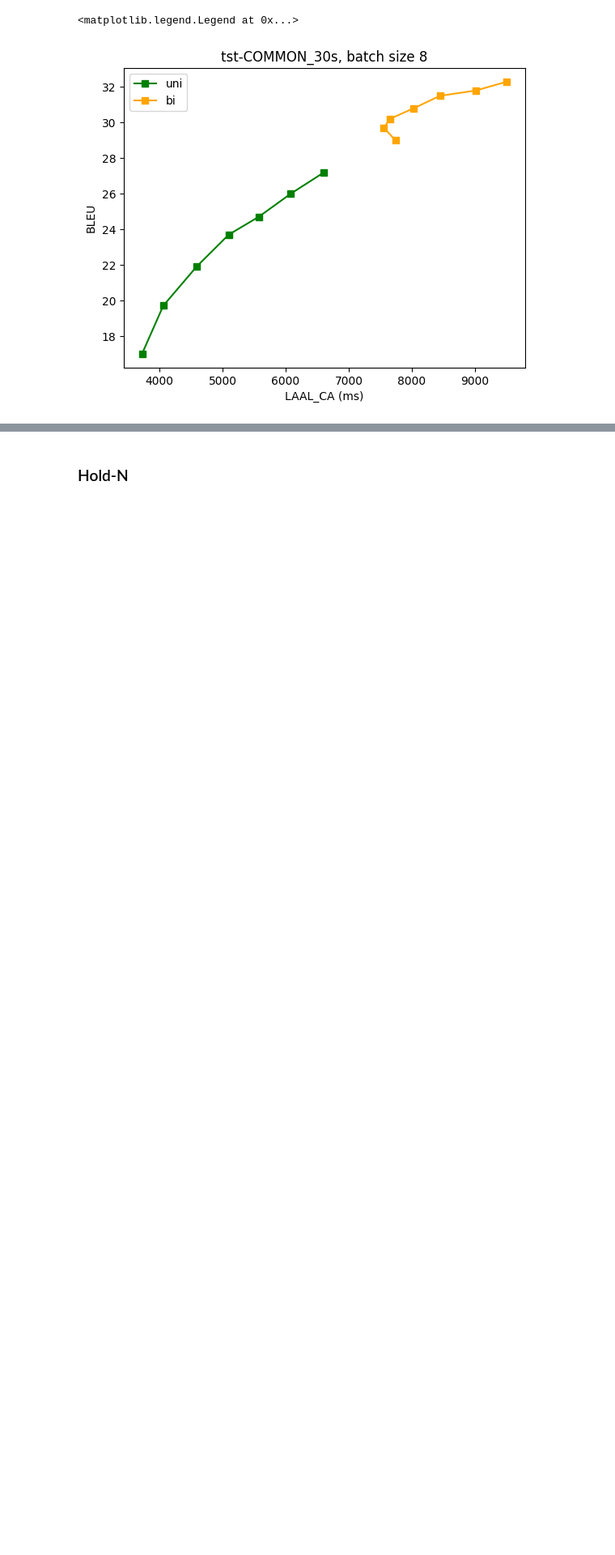
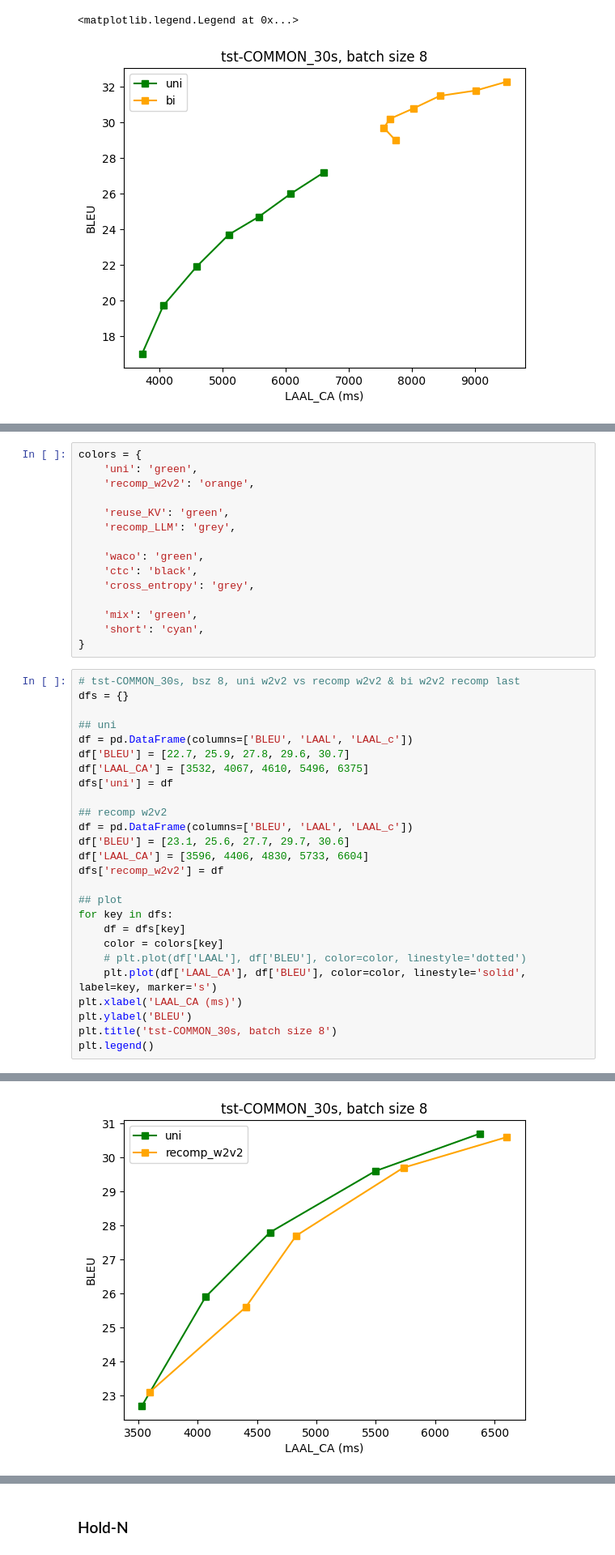
Before and after one commit to LeiLiLab/InfiniSST, a Jupyter notebook: plots/plot.ipynb, the cells around one changed output, grey strips where cells are left out. Shown at 81% size. Saved outputs shown, nothing was run; the diff lists cells and outputs as text; blank space fills up the shorter version.

```diff
--- a/plots/plot.ipynb
+++ b/plots/plot.ipynb
@@ -365,0 +449,42 @@ plt.legend()
+# %%
+colors = {
+    'uni': 'green',
+    'recomp_w2v2': 'orange',
+
+    'reuse_KV': 'green',
+    'recomp_LLM': 'grey',
+
+    'waco': 'green',
+    'ctc': 'black',
+    'cross_entropy': 'grey',
+
+    'mix': 'green',
+    'short': 'cyan',
+}
+# %%
+# tst-COMMON_30s, bsz 8, uni w2v2 vs recomp w2v2 & bi w2v2 recomp last
+dfs = {}
+
+## uni
+df = pd.DataFrame(columns=['BLEU', 'LAAL', 'LAAL_c'])
+df['BLEU'] = [22.7, 25.9, 27.8, 29.6, 30.7]
+df['LAAL_CA'] = [3532, 4067, 4610, 5496, 6375]
+dfs['uni'] = df
+
+## recomp w2v2
+df = pd.DataFrame(columns=['BLEU', 'LAAL', 'LAAL_c'])
+df['BLEU'] = [23.1, 25.6, 27.7, 29.7, 30.6]
+df['LAAL_CA'] = [3596, 4406, 4830, 5733, 6604]
+dfs['recomp_w2v2'] = df
+
+## plot
+for key in dfs:
+    df = dfs[key]
+    color = colors[key]
+    # plt.plot(df['LAAL'], df['BLEU'], color=color, linestyle='dotted')
+    plt.plot(df['LAAL_CA'], df['BLEU'], color=color, linestyle='solid', label=key, marker='s')
+plt.xlabel('LAAL_CA (ms)')
+plt.ylabel('BLEU')
+plt.title('tst-COMMON_30s, batch size 8')
+plt.legend()
+# %% [output]
@@ -365,0 +492 @@ plt.legend()
+[figure, added]
```
Also changed, not shown: parts of 11 cells of this notebook, 25 other files.
